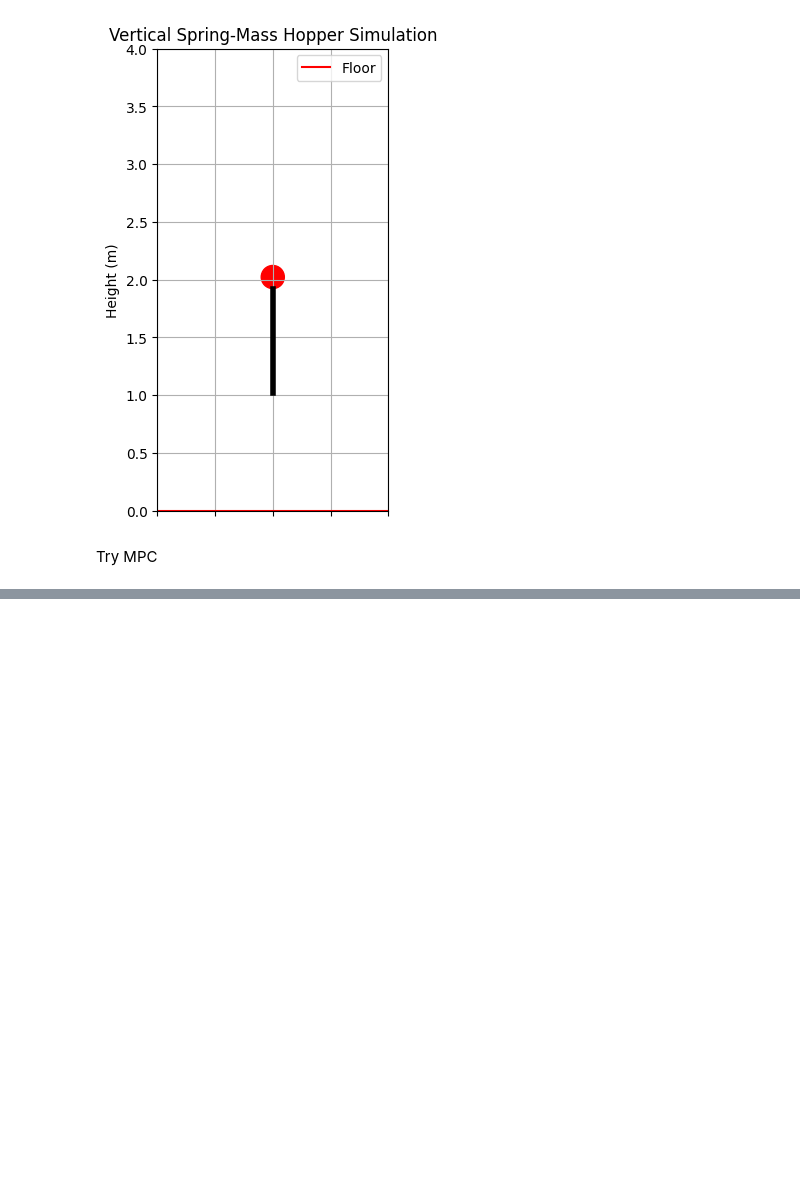
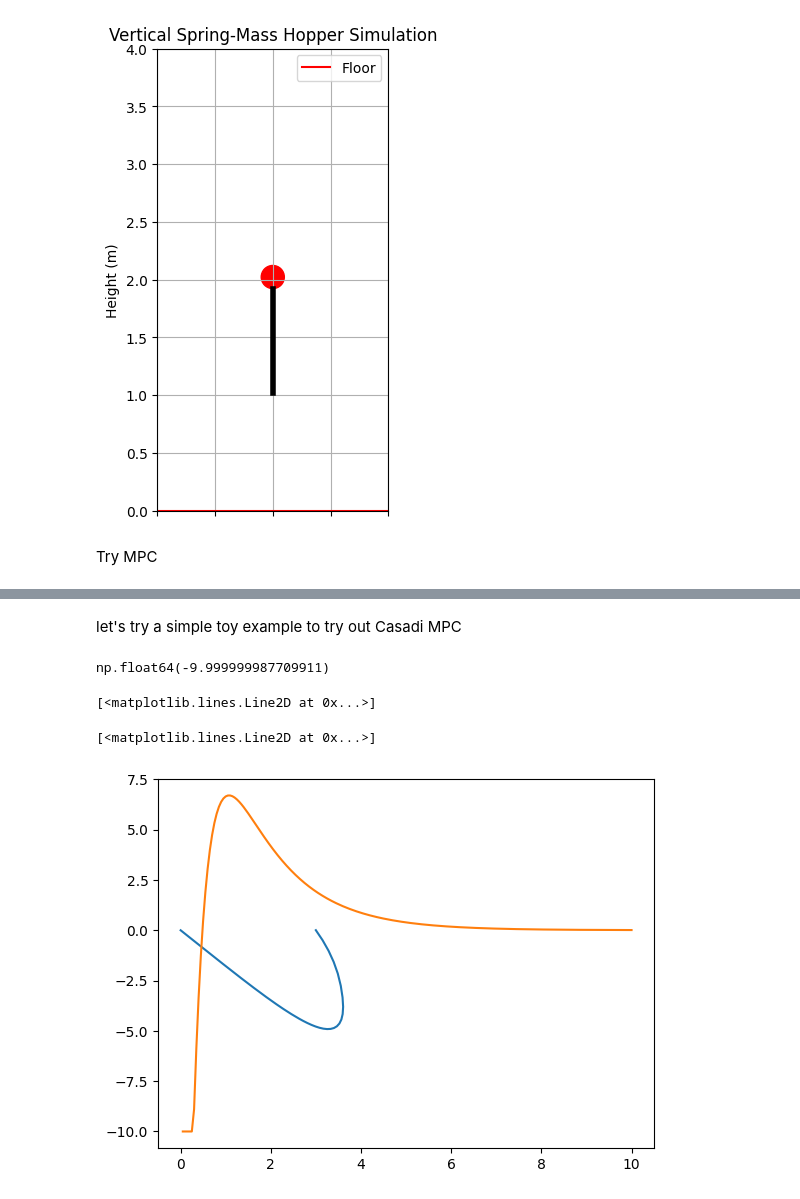
Before and after one commit to MarfredBarrera/CI-MPC-231Aproj, a Jupyter notebook: pogo-stick/pogo.ipynb, the cells around one changed output, grey strips where cells are left out. Saved outputs shown, nothing was run; the diff lists cells and outputs as text; code cells hidden in the pictures; blank space fills up the shorter version.

```diff
--- a/pogo-stick/pogo.ipynb
+++ b/pogo-stick/pogo.ipynb
@@ -439,0 +437,2 @@ Solver failed. You may use opti.debug.value to investigate the latest values of
+# %% [markdown]
+let's try a simple toy example to try out Casadi MPC
@@ -439,0 +470,67 @@ Solver failed. You may use opti.debug.value to investigate the latest values of
+# %%
+N = 30
+mpc = MPC(
+    N,
+    f,
+    J,
+    n=2,
+    m=1,
+    dt = 0.05,
+    x_constraints=x_constraints,
+    u_constraints=u_constraints
+)
+
+x0 = np.array([3.0, 0.0])
+
+mpc(x0)
+# %% [output]
+np.float64(-9.999999987709911)
+# %%
+def kappa(state):
+    u = mpc(state)
+    return u
+
+
+def simulate(x0, MPC, t_max=10.0):
+
+    # Initialize
+    t = 0.0
+    state = x0.copy()
+
+    # Storage
+    time_hist = [t]
+    state_hist = [state.copy()]
+    u_hist = []
+
+    while t < t_max:
+
+        # u = kappa(state)
+        u = kappa(state)
+
+        # Convert CasADi result to NumPy array
+        state_dot = np.array(f(state,u)).flatten()
+
+        state = state + state_dot * MPC.dt
+        t += MPC.dt
+
+        # Store
+        time_hist.append(t)
+        state_hist.append(state.copy())
+        u_hist.append(u)
+
+    # Convert to arrays and split position/velocity
+    state_array = np.array(state_hist)
+    x_hist = state_array[:, 0]
+    y_hist = state_array[:, 1]
+    u_hist = np.array(u_hist)
+
+    return np.array(time_hist), x_hist, y_hist, u_hist
+# %%
+t, x, y, u = simulate(x0, mpc, t_max=10.0)
+# %%
+plt.plot(x, y)
+plt.plot(t[1:], u)
+# %% [output]
+[<matplotlib.lines.Line2D at 0x...>]
+[<matplotlib.lines.Line2D at 0x...>]
+[figure, added]
```
Also changed, not shown: parts of 6 cells of this notebook, 1 other file.
